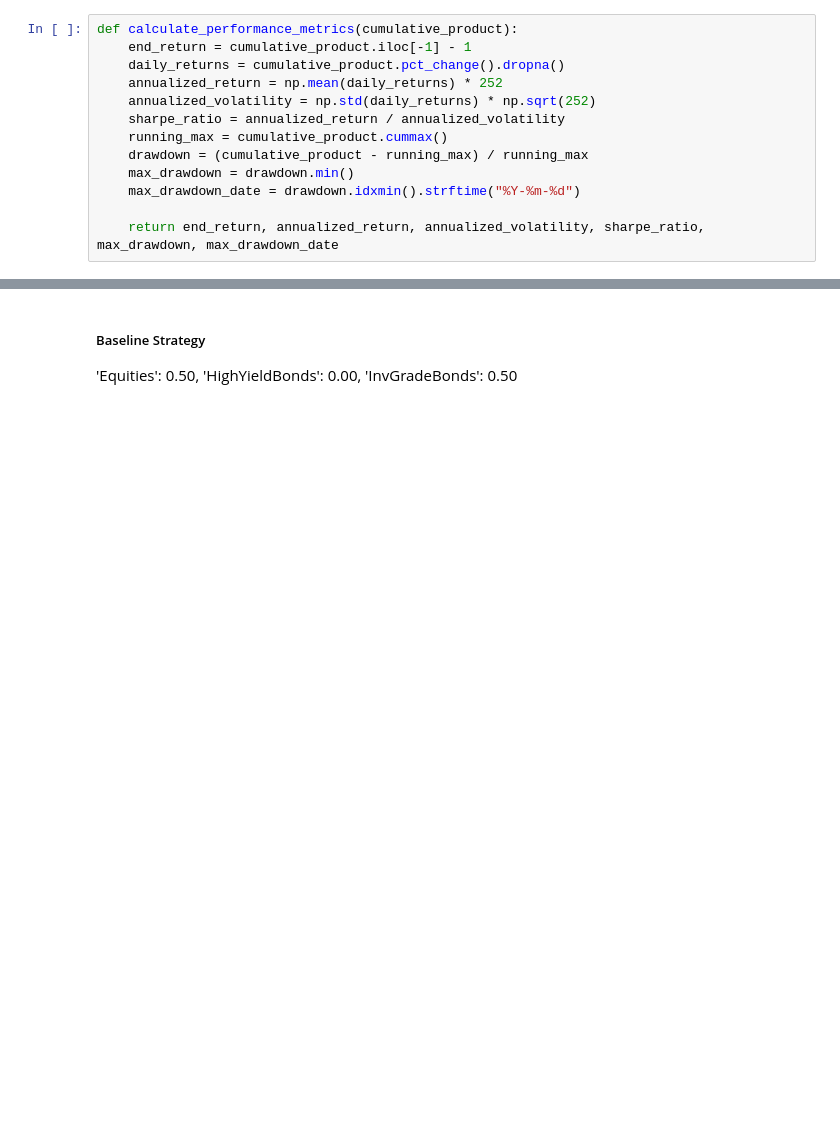
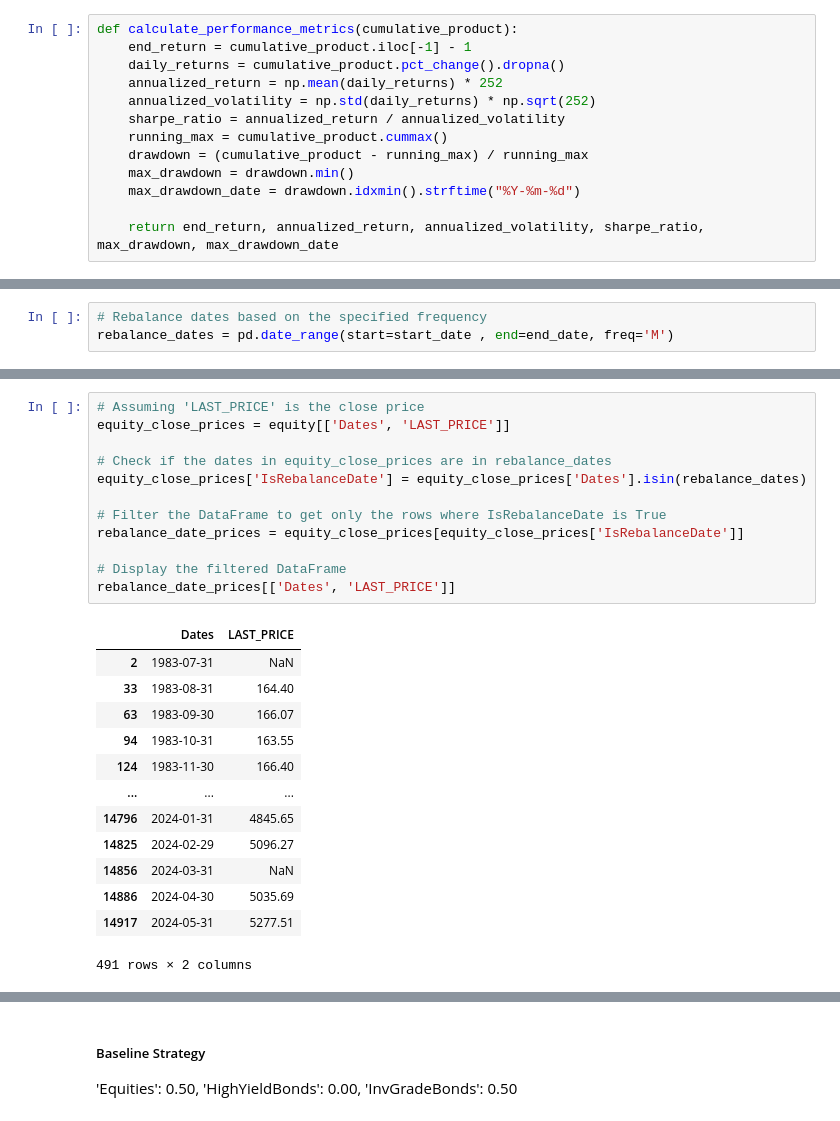
Before and after one commit to XiaozheZhangLehigh/Evaluating-the-Role-of-High-Yield-Bonds, a Jupyter notebook: NewData_Rebalancing_Code.ipynb, the cells around one changed output, grey strips where cells are left out. Drawn from its saved outputs; the diff is of its cells as text; blank space fills up the shorter version.

```diff
--- a/NewData_Rebalancing_Code.ipynb
+++ b/NewData_Rebalancing_Code.ipynb
@@ -367,0 +796,3 @@ performance_df
+# %%
+# Rebalance dates based on the specified frequency
+rebalance_dates = pd.date_range(start=start_date , end=end_date, freq='M')
@@ -367,0 +810,26 @@ performance_df
+# %%
+# Assuming 'LAST_PRICE' is the close price
+equity_close_prices = equity[['Dates', 'LAST_PRICE']]
+
+# Check if the dates in equity_close_prices are in rebalance_dates
+equity_close_prices['IsRebalanceDate'] = equity_close_prices['Dates'].isin(rebalance_dates)
+
+# Filter the DataFrame to get only the rows where IsRebalanceDate is True
+rebalance_date_prices = equity_close_prices[equity_close_prices['IsRebalanceDate']]
+
+# Display the filtered DataFrame
+rebalance_date_prices[['Dates', 'LAST_PRICE']]
+# %% [output]
+|  | Dates | LAST_PRICE |
+| 2 | 1983-07-31 | NaN |
+| 33 | 1983-08-31 | 164.40 |
+| 63 | 1983-09-30 | 166.07 |
+| 94 | 1983-10-31 | 163.55 |
+| 124 | 1983-11-30 | 166.40 |
+| ... | ... | ... |
+| 14796 | 2024-01-31 | 4845.65 |
+| 14825 | 2024-02-29 | 5096.27 |
+| 14856 | 2024-03-31 | NaN |
+| 14886 | 2024-04-30 | 5035.69 |
+| 14917 | 2024-05-31 | 5277.51 |
+491 rows × 2 columns
```
Also changed, not shown: parts of 38 cells of this notebook, 9 other files.
